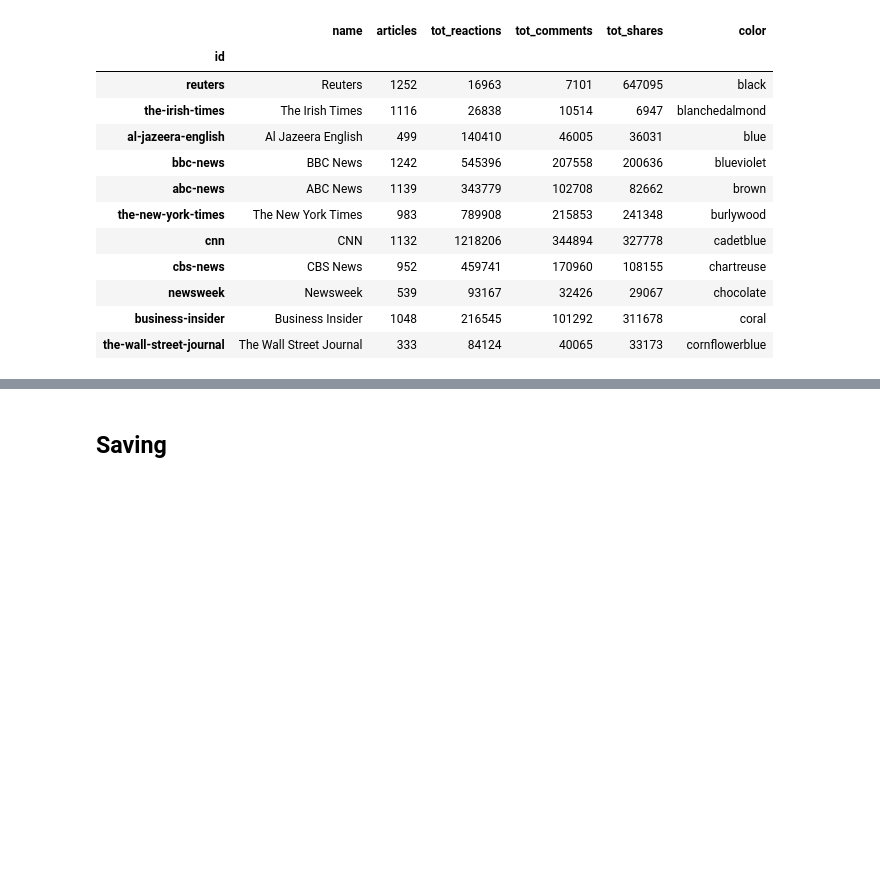
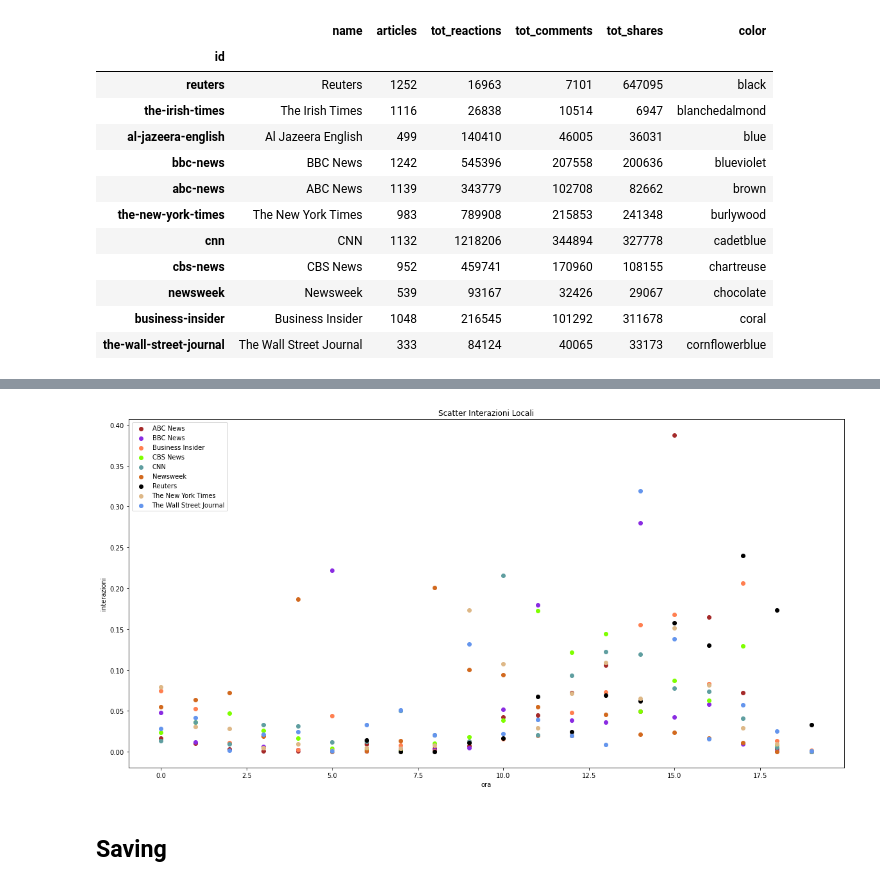
Before and after one commit to Peltrettir/phythonDataAnalysis, a Jupyter notebook: jupyter/Analisi Dati 2.ipynb, the cells around one changed output, grey strips where cells are left out. Drawn from its saved outputs; the diff is of its cells as text; code cells hidden in the pictures; blank space fills up the shorter version.

```diff
--- a/jupyter/Analisi Dati 2.ipynb
+++ b/jupyter/Analisi Dati 2.ipynb
@@ -214,3 +210,9 @@ plt.legend(loc='upper left');
+# %%
+fig3 = plt.figure(figsize=(20, 10.0), facecolor='w')
+
+plot(fig3, 'Scatter Interazioni Locali', hourly_data)
+# %% [output]
+[figure, added]
 # %% [markdown]
 ## Saving
 # %%
```
Also changed, not shown: parts of 14 cells of this notebook, 19 other files.
